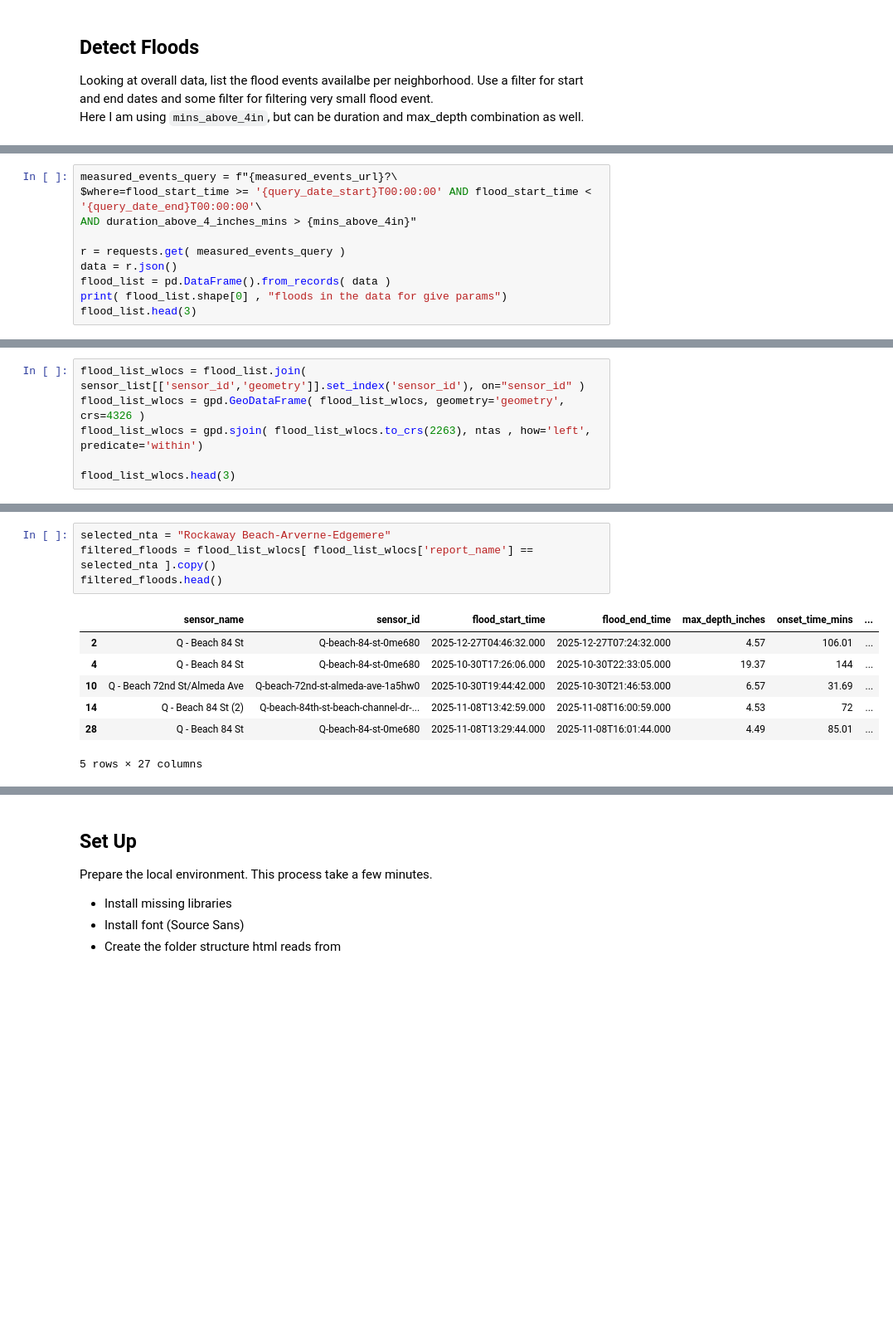
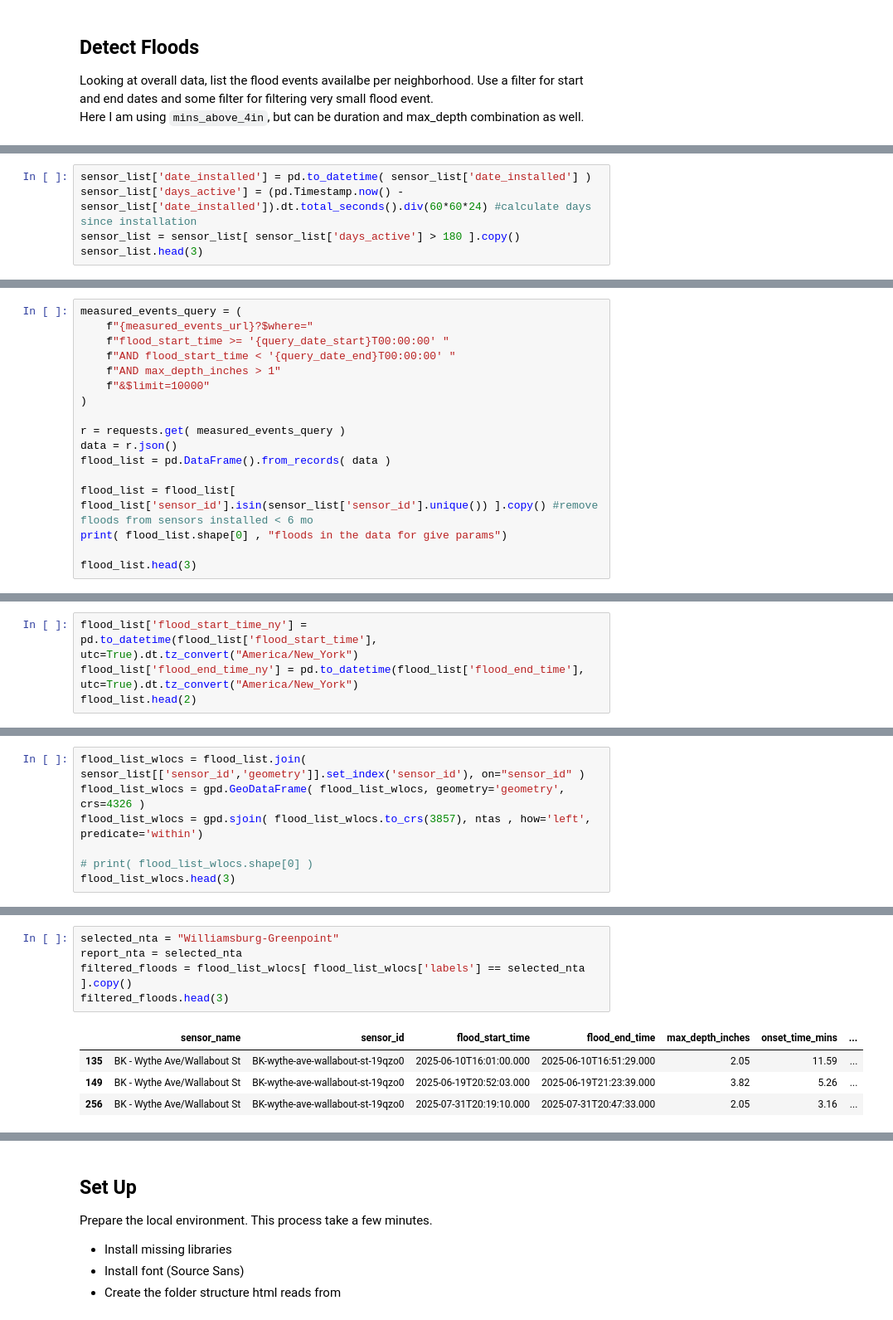
Before and after one commit to cankadir/FloodAnalysis, a Jupyter notebook: auto-reports/250519_Auto_Local_Reports_v3.ipynb, the cells around one changed output, grey strips where cells are left out. Shown at 83% size. Cells and saved outputs as stored; diff of their text form; blank space fills up the shorter version.

```diff
--- a/auto-reports/250519_Auto_Local_Reports_v3.ipynb
+++ b/auto-reports/250519_Auto_Local_Reports_v3.ipynb
@@ -70,0 +71,5 @@ ax.axis("off");
+# %%
+sensor_list['date_installed'] = pd.to_datetime( sensor_list['date_installed'] )
+sensor_list['days_active'] = (pd.Timestamp.now() - sensor_list['date_installed']).dt.total_seconds().div(60*60*24) #calculate days since installation
+sensor_list = sensor_list[ sensor_list['days_active'] > 180 ].copy()
+sensor_list.head(3)
@@ -71,11 +81,18 @@ ax.axis("off");
 # %%
-measured_events_query = f"{measured_events_url}?\
-$where=flood_start_time >= '{query_date_start}T00:00:00' AND flood_start_time < '{query_date_end}T00:00:00'\
-AND duration_above_4_inches_mins > {mins_above_4in}"
+measured_events_query = (
+    f"{measured_events_url}?$where="
+    f"flood_start_time >= '{query_date_start}T00:00:00' "
+    f"AND flood_start_time < '{query_date_end}T00:00:00' "
+    f"AND max_depth_inches > 1"
+    f"&$limit=10000"
+)
 
 r = requests.get( measured_events_query )
 data = r.json()
 flood_list = pd.DataFrame().from_records( data )
+
+flood_list = flood_list[ flood_list['sensor_id'].isin(sensor_list['sensor_id'].unique()) ].copy() #remove floods from sensors installed < 6 mo
 print( flood_list.shape[0] , "floods in the data for give params")
+
 flood_list.head(3)
 # %% [output]
@@ -86,0 +104,4 @@ flood_list.head(3)
+# %%
+flood_list['flood_start_time_ny'] = pd.to_datetime(flood_list['flood_start_time'], utc=True).dt.tz_convert("America/New_York")
+flood_list['flood_end_time_ny'] = pd.to_datetime(flood_list['flood_end_time'], utc=True).dt.tz_convert("America/New_York")
+flood_list.head(2)
@@ -87,8 +112,9 @@ flood_list.head(3)
 # %%
 flood_list_wlocs = flood_list.join( sensor_list[['sensor_id','geometry']].set_index('sensor_id'), on="sensor_id" )
 flood_list_wlocs = gpd.GeoDataFrame( flood_list_wlocs, geometry='geometry', crs=4326 )
-flood_list_wlocs = gpd.sjoin( flood_list_wlocs.to_crs(2263), ntas , how='left', predicate='within')
+flood_list_wlocs = gpd.sjoin( flood_list_wlocs.to_crs(3857), ntas , how='left', predicate='within')
 
+# print( flood_list_wlocs.shape[0] )
 flood_list_wlocs.head(3)
 # %% [output]
 |  | sensor_name | sensor_id | flood_start_time | flood_end_time | max_depth_inches | onset_time_mins | ... |
@@ -158,14 +174,12 @@ flood_byNta[['num_floods']].sort_values(by='num_floods', ascending=False)
 # %%
-selected_nta = "Rockaway Beach-Arverne-Edgemere"
-filtered_floods = flood_list_wlocs[ flood_list_wlocs['report_name'] == selected_nta ].copy()
-filtered_floods.head()
+selected_nta = "Williamsburg-Greenpoint"
+report_nta = selected_nta
+filtered_floods = flood_list_wlocs[ flood_list_wlocs['labels'] == selected_nta ].copy()
+filtered_floods.head(3)
 # %% [output]
 |  | sensor_name | sensor_id | flood_start_time | flood_end_time | max_depth_inches | onset_time_mins | ... |
-| 2 | Q - Beach 84 St | Q-beach-84-st-0me680 | 2025-12-27T04:46:32.000 | 2025-12-27T07:24:32.000 | 4.57 | 106.01 | ... |
-| 4 | Q - Beach 84 St | Q-beach-84-st-0me680 | 2025-10-30T17:26:06.000 | 2025-10-30T22:33:05.000 | 19.37 | 144 | ... |
-| 10 | Q - Beach 72nd St/Almeda Ave | Q-beach-72nd-st-almeda-ave-1a5hw0 | 2025-10-30T19:44:42.000 | 2025-10-30T21:46:53.000 | 6.57 | 31.69 | ... |
-| 14 | Q - Beach 84 St (2) | Q-beach-84th-st-beach-channel-dr-... | 2025-11-08T13:42:59.000 | 2025-11-08T16:00:59.000 | 4.53 | 72 | ... |
-| 28 | Q - Beach 84 St | Q-beach-84-st-0me680 | 2025-11-08T13:29:44.000 | 2025-11-08T16:01:44.000 | 4.49 | 85.01 | ... |
+| 135 | BK - Wythe Ave/Wallabout St | BK-wythe-ave-wallabout-st-19qzo0 | 2025-06-10T16:01:00.000 | 2025-06-10T16:51:29.000 | 2.05 | 11.59 | ... |
+| 149 | BK - Wythe Ave/Wallabout St | BK-wythe-ave-wallabout-st-19qzo0 | 2025-06-19T20:52:03.000 | 2025-06-19T21:23:39.000 | 3.82 | 5.26 | ... |
+| 256 | BK - Wythe Ave/Wallabout St | BK-wythe-ave-wallabout-st-19qzo0 | 2025-07-31T20:19:10.000 | 2025-07-31T20:47:33.000 | 2.05 | 3.16 | ... |
-5 rows × 27 columns
 # %%
 import seaborn as sns
```
Also changed, not shown: parts of 57 cells of this notebook, 2 other files.
